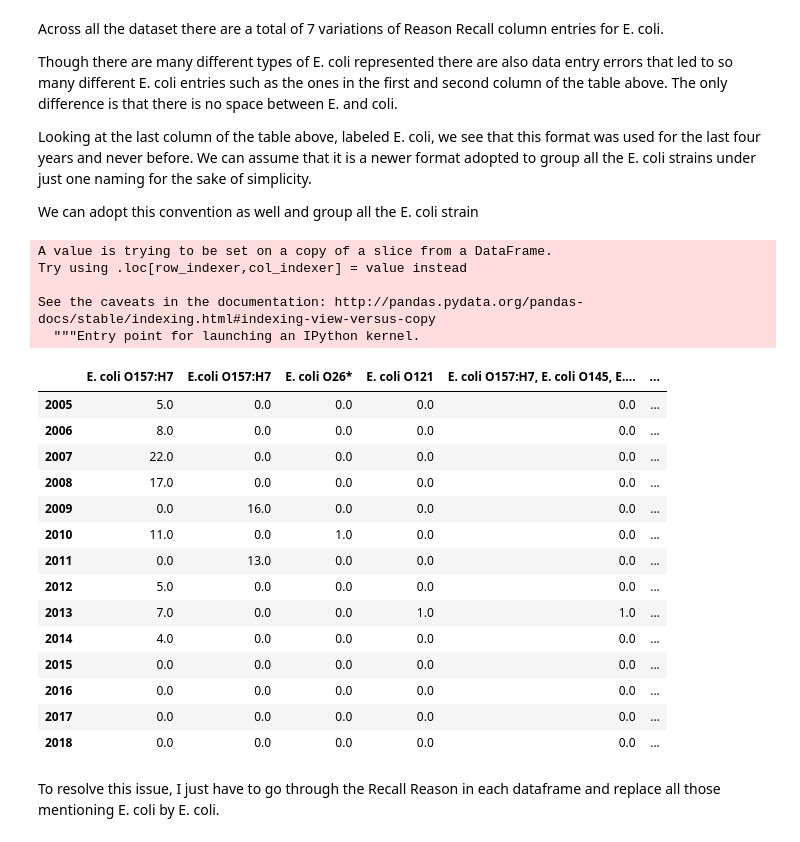
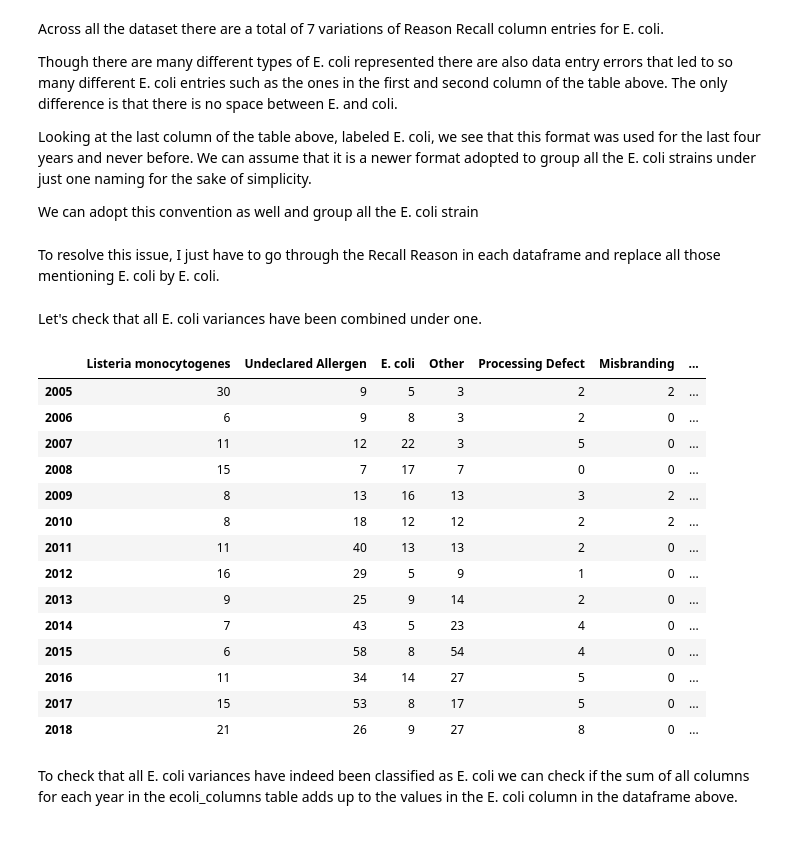
Before and after one commit to yemikifouly/food-recalls-analysis, a Jupyter notebook: data_cleaning_and_preparation.ipynb, the cells around one changed output. Cells and saved outputs as stored; diff of their text form; code cells hidden in the pictures.

```diff
--- a/data_cleaning_and_preparation.ipynb
+++ b/data_cleaning_and_preparation.ipynb
@@ -547,29 +498,5 @@ Though there are many different types of E. coli represented there are also data
 Looking at the last column of the table above, labeled E. coli, we see that this format was used for the last four years and never before. We can assume that it is a newer format adopted to group all the E. coli strains under just one naming for the sake of simplicity.
 
 We can adopt this convention as well and group all the E. coli strain
-# %%
-ecoli_columns['Total'] = ecoli_columns.sum(axis=1)
-ecoli_columns
-# %% [output]
-A value is trying to be set on a copy of a slice from a DataFrame.
-Try using .loc[row_indexer,col_indexer] = value instead
-
-See the caveats in the documentation: http://pandas.pydata.org/pandas-docs/stable/indexing.html#indexing-view-versus-copy
-  """Entry point for launching an IPython kernel.
-|  | E. coli O157:H7 | E.coli O157:H7 | E. coli O26* | E. coli O121 | E. coli O157:H7, E. coli O145, E.... | ... |
-| 2005 | 5.0 | 0.0 | 0.0 | 0.0 | 0.0 | ... |
-| 2006 | 8.0 | 0.0 | 0.0 | 0.0 | 0.0 | ... |
-| 2007 | 22.0 | 0.0 | 0.0 | 0.0 | 0.0 | ... |
-| 2008 | 17.0 | 0.0 | 0.0 | 0.0 | 0.0 | ... |
-| 2009 | 0.0 | 16.0 | 0.0 | 0.0 | 0.0 | ... |
-| 2010 | 11.0 | 0.0 | 1.0 | 0.0 | 0.0 | ... |
-| 2011 | 0.0 | 13.0 | 0.0 | 0.0 | 0.0 | ... |
-| 2012 | 5.0 | 0.0 | 0.0 | 0.0 | 0.0 | ... |
-| 2013 | 7.0 | 0.0 | 0.0 | 1.0 | 1.0 | ... |
-| 2014 | 4.0 | 0.0 | 0.0 | 0.0 | 0.0 | ... |
-| 2015 | 0.0 | 0.0 | 0.0 | 0.0 | 0.0 | ... |
-| 2016 | 0.0 | 0.0 | 0.0 | 0.0 | 0.0 | ... |
-| 2017 | 0.0 | 0.0 | 0.0 | 0.0 | 0.0 | ... |
-| 2018 | 0.0 | 0.0 | 0.0 | 0.0 | 0.0 | ... |
 # %% [markdown]
 To resolve this issue, I just have to go through the Recall Reason in each dataframe and replace all those mentioning E. coli by E. coli.
@@ -575,0 +506,23 @@ To resolve this issue, I just have to go through the Recall Reason in each dataf
+# %% [markdown]
+Let's check that all E. coli variances have been combined under one.
+# %%
+recall_reasons_summary = helper.get_recall_reasons_summary(df_dict)
+recall_reasons_summary
+# %% [output]
+|  | Listeria monocytogenes | Undeclared Allergen | E. coli | Other | Processing Defect | Misbranding | ... |
+| 2005 | 30 | 9 | 5 | 3 | 2 | 2 | ... |
+| 2006 | 6 | 9 | 8 | 3 | 2 | 0 | ... |
+| 2007 | 11 | 12 | 22 | 3 | 5 | 0 | ... |
+| 2008 | 15 | 7 | 17 | 7 | 0 | 0 | ... |
+| 2009 | 8 | 13 | 16 | 13 | 3 | 2 | ... |
+| 2010 | 8 | 18 | 12 | 12 | 2 | 2 | ... |
+| 2011 | 11 | 40 | 13 | 13 | 2 | 0 | ... |
+| 2012 | 16 | 29 | 5 | 9 | 1 | 0 | ... |
+| 2013 | 9 | 25 | 9 | 14 | 2 | 0 | ... |
+| 2014 | 7 | 43 | 5 | 23 | 4 | 0 | ... |
+| 2015 | 6 | 58 | 8 | 54 | 4 | 0 | ... |
+| 2016 | 11 | 34 | 14 | 27 | 5 | 0 | ... |
+| 2017 | 15 | 53 | 8 | 17 | 5 | 0 | ... |
+| 2018 | 21 | 26 | 9 | 27 | 8 | 0 | ... |
+# %% [markdown]
+To check that all E. coli variances have indeed been classified as E. coli we can check if the sum of all columns for each year in the ecoli_columns table adds up to the values in the E. coli column in the dataframe above.
```
Also changed, not shown: parts of 26 cells of this notebook.
